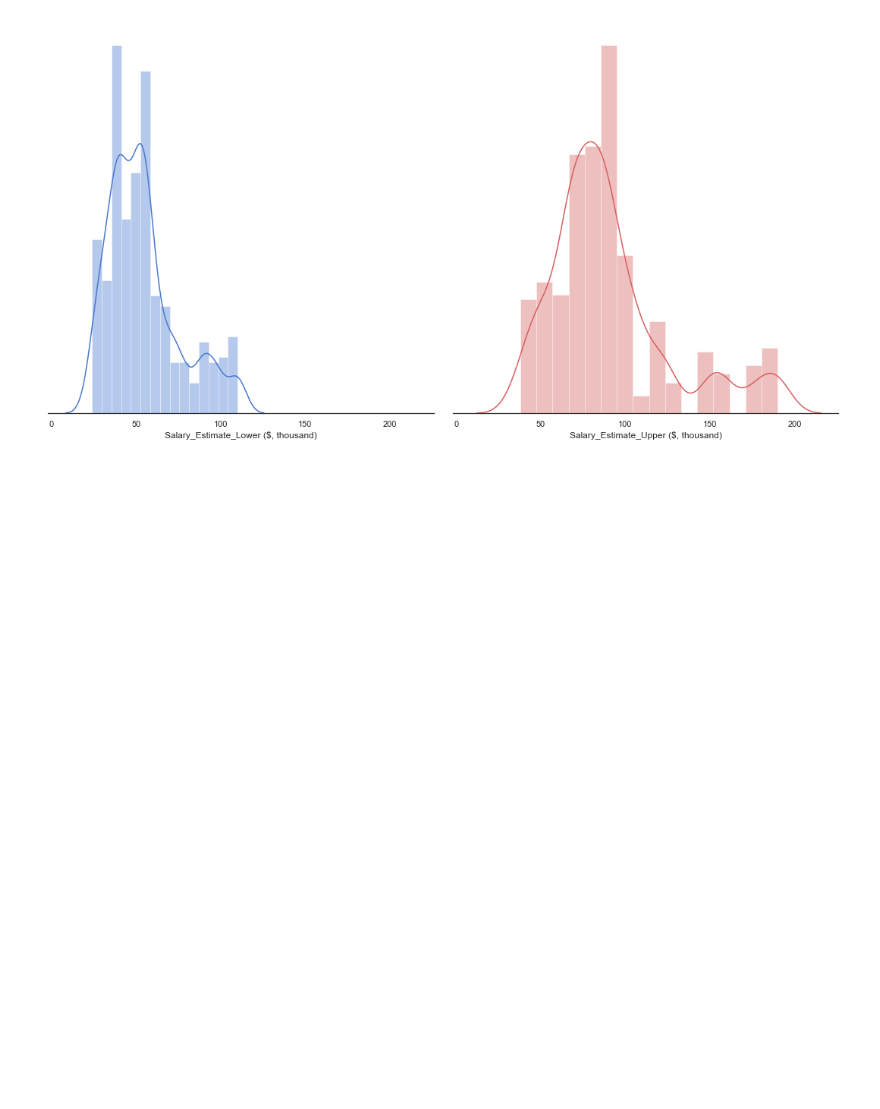
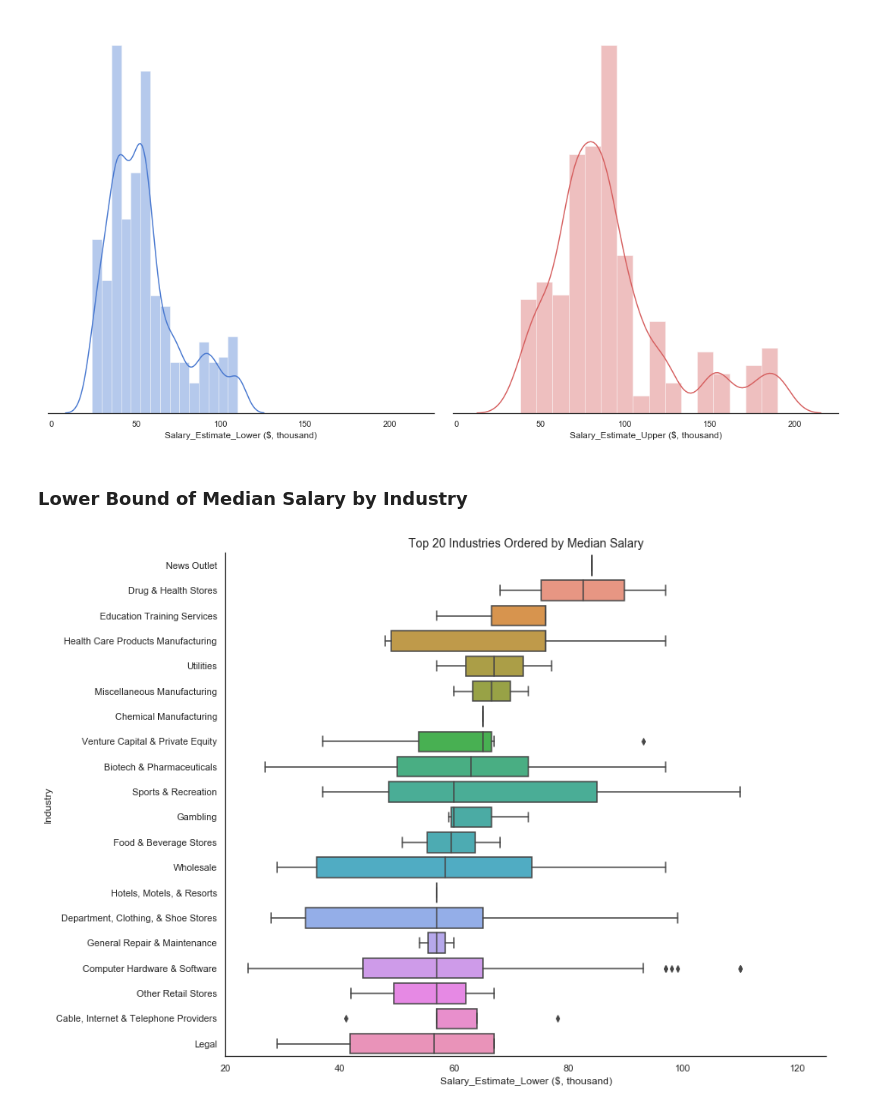
Before and after one commit to aclao89/data_analyst_jobs_search, a Jupyter notebook: Untitled.ipynb, the cells around one changed output. Saved outputs shown, nothing was run; the diff lists cells and outputs as text; code cells hidden in the pictures; blank space fills up the shorter version.

Commit message:
Lower & upper bound of median salary by industry

```diff
--- a/Untitled.ipynb
+++ b/Untitled.ipynb
@@ -411,3 +411,17 @@ plt.setp(axes, yticks=[])
 plt.tight_layout()
 # %% [output]
 [figure]
+# %% [markdown]
+### Lower Bound of Median Salary by Industry
+# %%
+
+sal_median = da_jobs.groupby("Industry").median().sort_values(by="Salary_Estimate_Lower ($, thousand)", ascending=False)
+
+chart = sns.catplot(x="Salary_Estimate_Lower ($, thousand)", y="Industry", kind="box", data=da_jobs, order=sal_median.iloc[:20].index)
+chart.set(xlim=(20, 125))
+chart.fig.set_size_inches(30, 10)
+chart.ax.set_xticks([25,50,75,100,125], minor=True)
+plt.title("Top 20 Industries Ordered by Median Salary", fontsize=14)
+plt.show()
+# %% [output]
+[figure, added]
```
Also changed, not shown: parts of 4 cells of this notebook.
